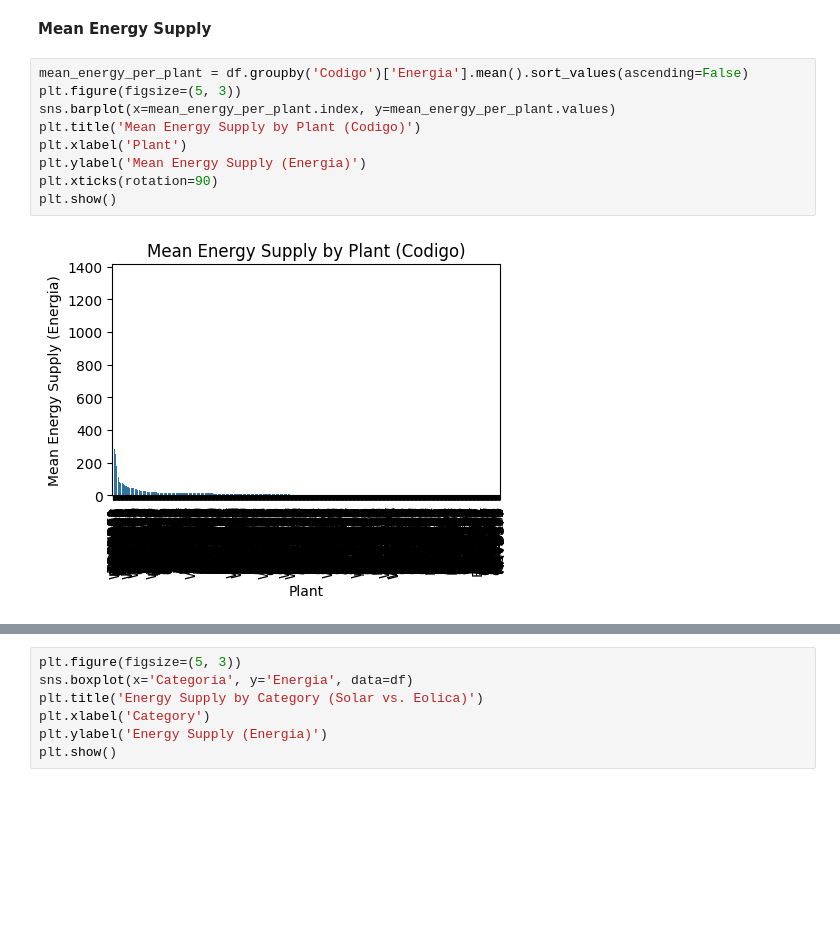
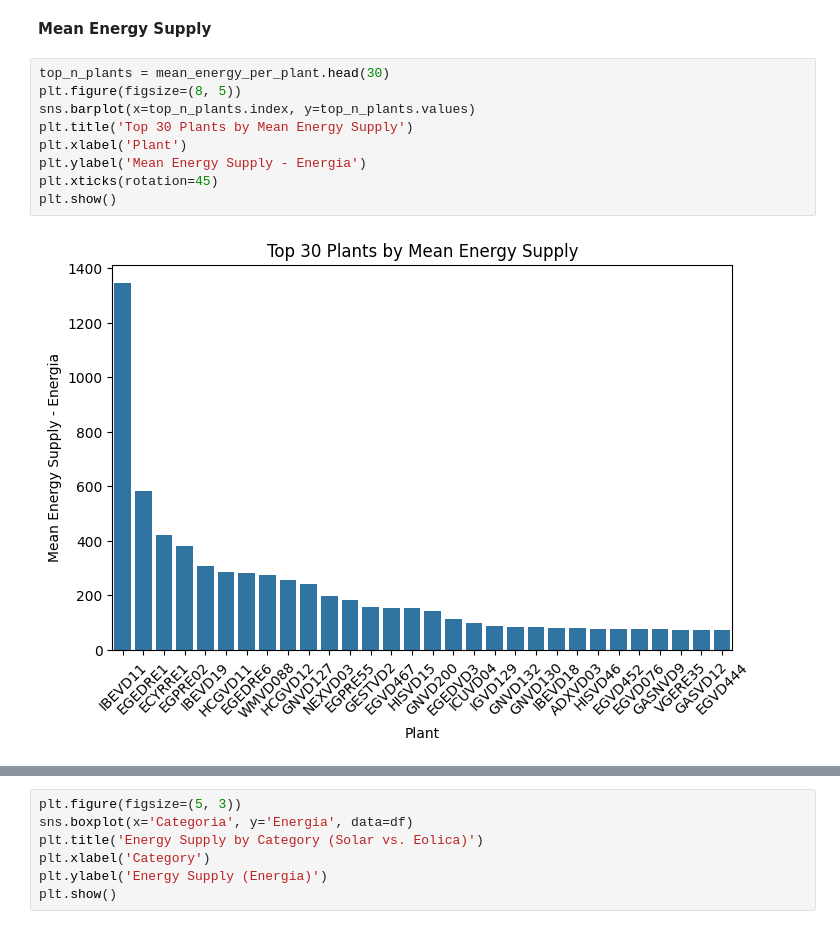
Before and after one commit to apayne185/electricity-forecast-spain, a Jupyter notebook: anna_c1.ipynb, the cells around one changed output, grey strips where cells are left out. Saved outputs shown, nothing was run; the diff lists cells and outputs as text; blank space fills up the shorter version.

```diff
--- a/anna_c1.ipynb
+++ b/anna_c1.ipynb
@@ -189,13 +191,13 @@ The Energia data is very [right] skewed, where the majority of the data is conce
 # %% [markdown]
 **Mean Energy Supply**
 # %%
-mean_energy_per_plant = df.groupby('Codigo')['Energia'].mean().sort_values(ascending=False)
-plt.figure(figsize=(5, 3))
-sns.barplot(x=mean_energy_per_plant.index, y=mean_energy_per_plant.values)
-plt.title('Mean Energy Supply by Plant (Codigo)')
+top_n_plants = mean_energy_per_plant.head(30)
+plt.figure(figsize=(8, 5))
+sns.barplot(x=top_n_plants.index, y=top_n_plants.values)
+plt.title('Top 30 Plants by Mean Energy Supply')
 plt.xlabel('Plant')
-plt.ylabel('Mean Energy Supply (Energia)')
-plt.xticks(rotation=90)
+plt.ylabel('Mean Energy Supply - Energia')
+plt.xticks(rotation=45)
 plt.show()
 # %% [output]
-[figure, old version]
+[figure, new version]
```
Also changed, not shown: parts of 16 cells of this notebook.
